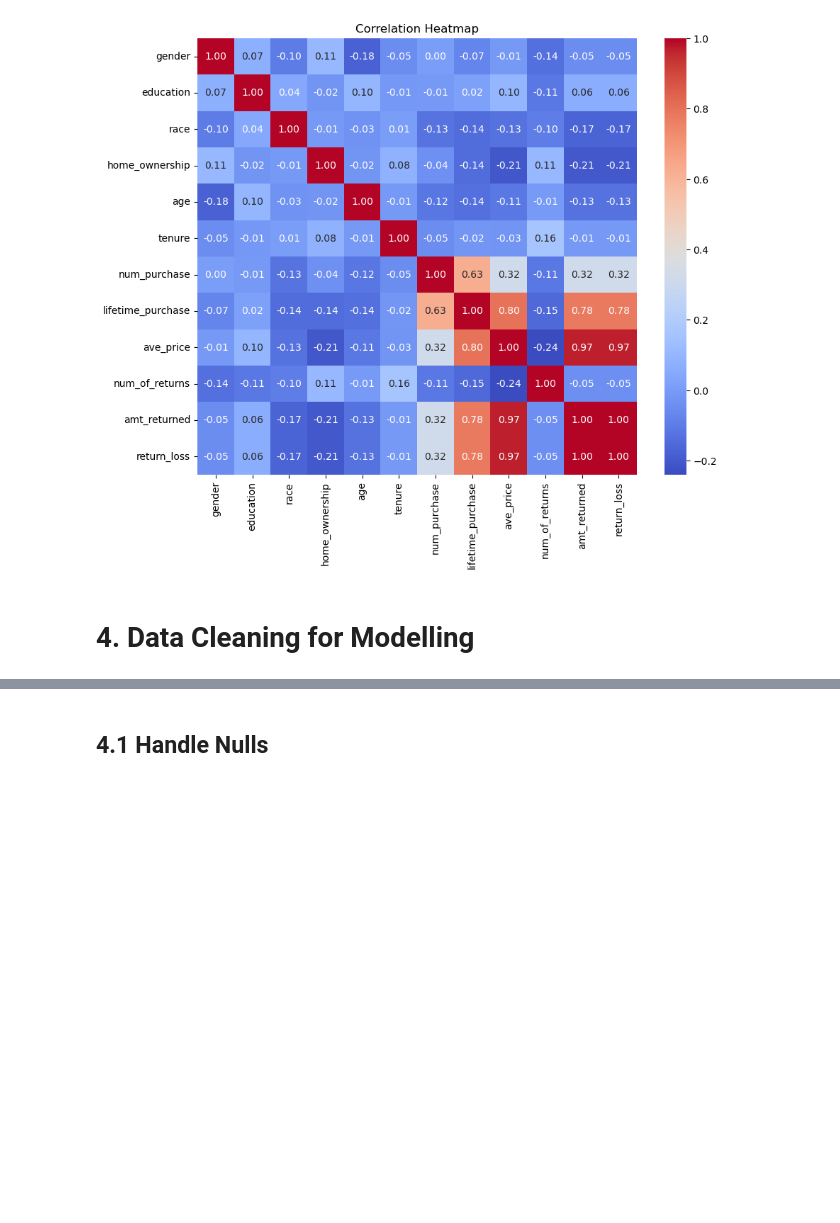
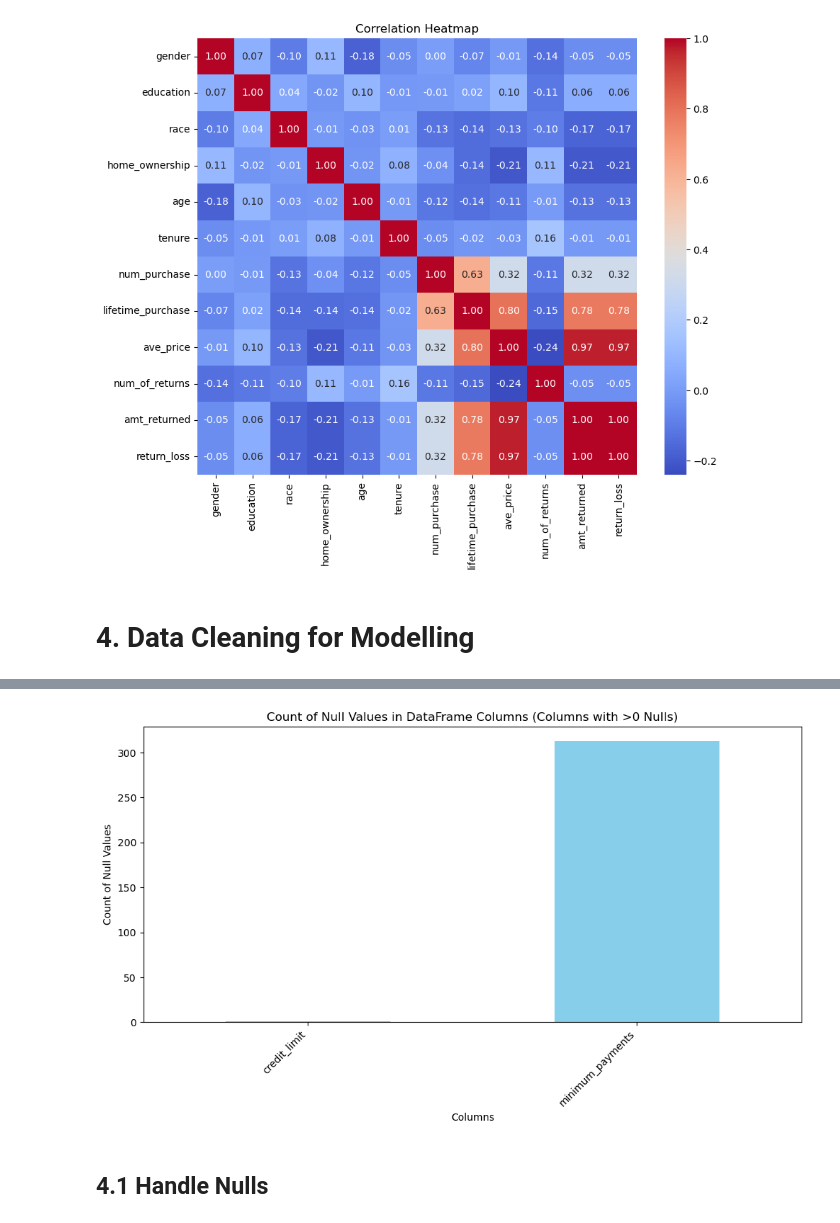
Before and after one commit to MarkPhamm/AI---ML, a Jupyter notebook: end-to-end.ipynb, the cells around one changed output, grey strips where cells are left out. Saved outputs shown, nothing was run; the diff lists cells and outputs as text; code cells hidden in the pictures; blank space fills up the shorter version.

Commit message:
update null handling in End-to-end

```diff
--- a/end-to-end.ipynb
+++ b/end-to-end.ipynb
@@ -464,3 +494,7 @@ plt.show()
 [figure]
 # %% [markdown]
 # 4. Data Cleaning for Modelling
+# %%
+df = pd.read_csv(r"dataset\credit_card_usage.csv")
+# %%
+df = rename_columns(df)
@@ -467,2 +539,20 @@ plt.show()
+# %%
+# Count null values in each column
+null_counts = df.isnull().sum()
+
+# Filter columns with more than zero null values
+null_counts_gt_zero = null_counts[null_counts > 0]
+
+# Plotting the null counts
+plt.figure(figsize=(10, 6))
+null_counts_gt_zero.plot(kind='bar', color='skyblue')
+plt.title('Count of Null Values in DataFrame Columns (Columns with >0 Nulls)')
+plt.xlabel('Columns')
+plt.ylabel('Count of Null Values')
+plt.xticks(rotation=45, ha='right')  # Rotate x-axis labels for better readability
+plt.tight_layout()  # Adjust layout to prevent clipping of labels
+plt.show()
+# %% [output]
+[figure, added]
 # %% [markdown]
 ## 4.1 Handle Nulls
```
Also changed, not shown: parts of 20 cells of this notebook.
